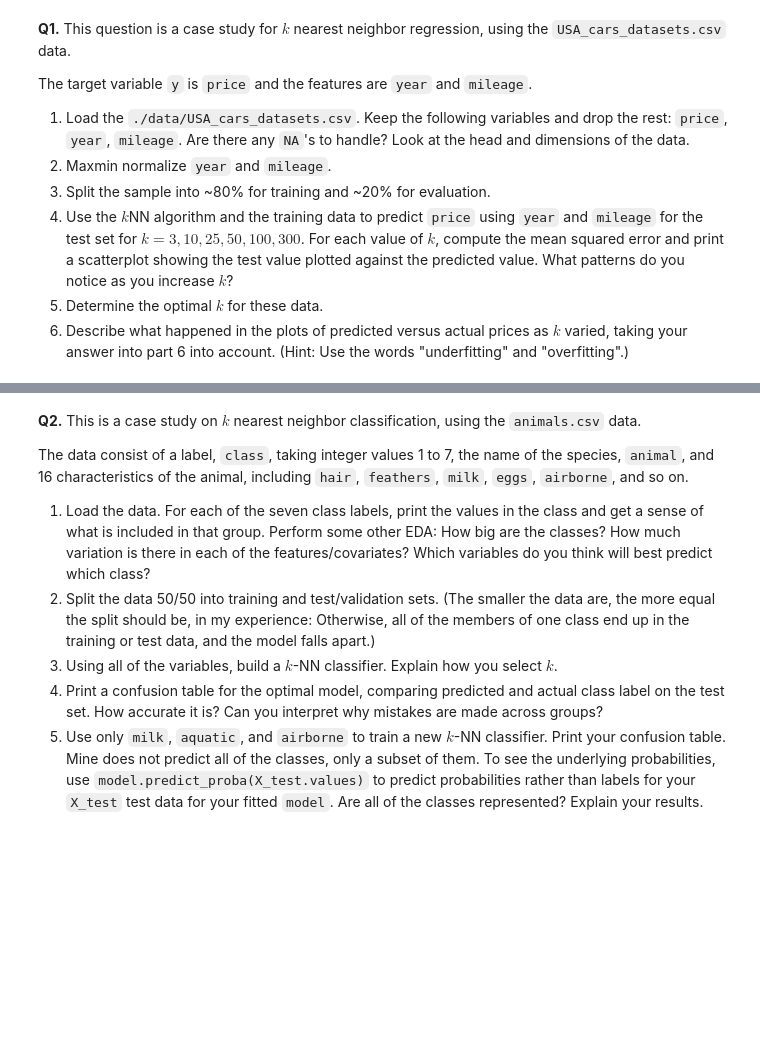
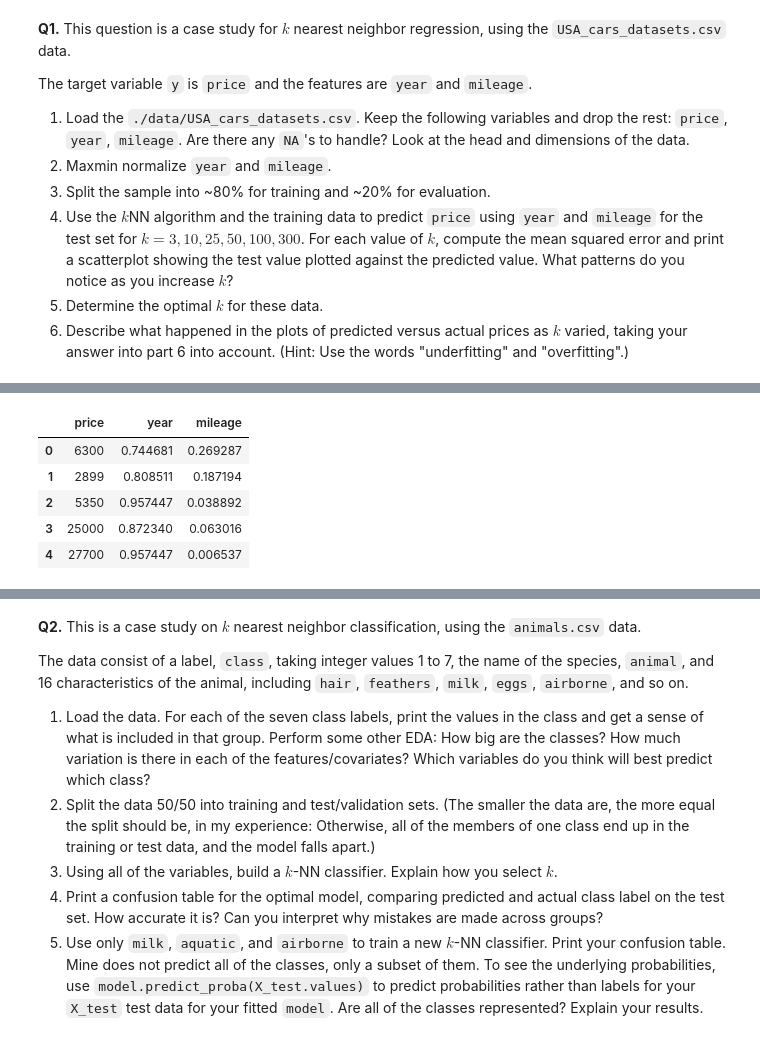
Before and after one commit to fwx5ax/knn, a Jupyter notebook: assignment/assignment_knn.ipynb, the cells around one changed output, grey strips where cells are left out. Drawn from its saved outputs; the diff is of its cells as text; code cells hidden in the pictures; blank space fills up the shorter version.

```diff
--- a/assignment/assignment_knn.ipynb
+++ b/assignment/assignment_knn.ipynb
@@ -37,0 +65,14 @@ The target variable `y` is `price` and the features are `year` and `mileage`.
+# %%
+from sklearn.preprocessing import MinMaxScaler
+
+scaler = MinMaxScaler()
+df[['year', 'mileage']] = scaler.fit_transform(df[['year', 'mileage']])
+
+df.head()
+# %% [output]
+|  | price | year | mileage |
+| 0 | 6300 | 0.744681 | 0.269287 |
+| 1 | 2899 | 0.808511 | 0.187194 |
+| 2 | 5350 | 0.957447 | 0.038892 |
+| 3 | 25000 | 0.872340 | 0.063016 |
+| 4 | 27700 | 0.957447 | 0.006537 |
```
Also changed, not shown: parts of 6 cells of this notebook.
